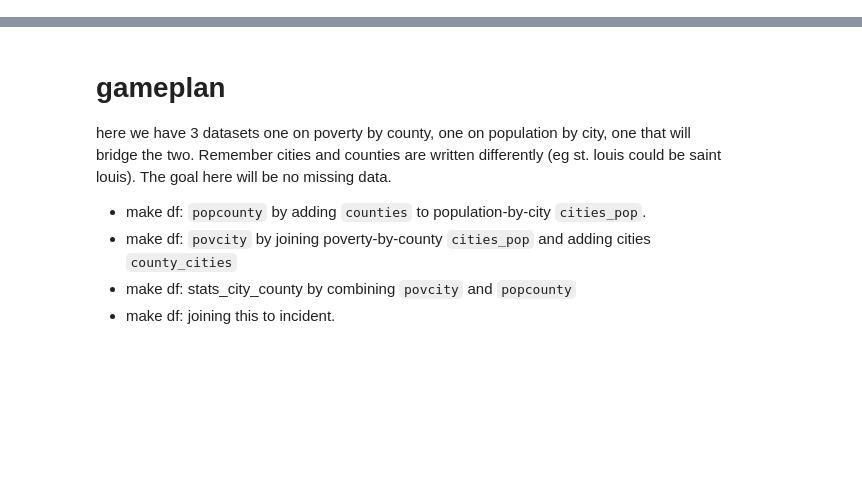
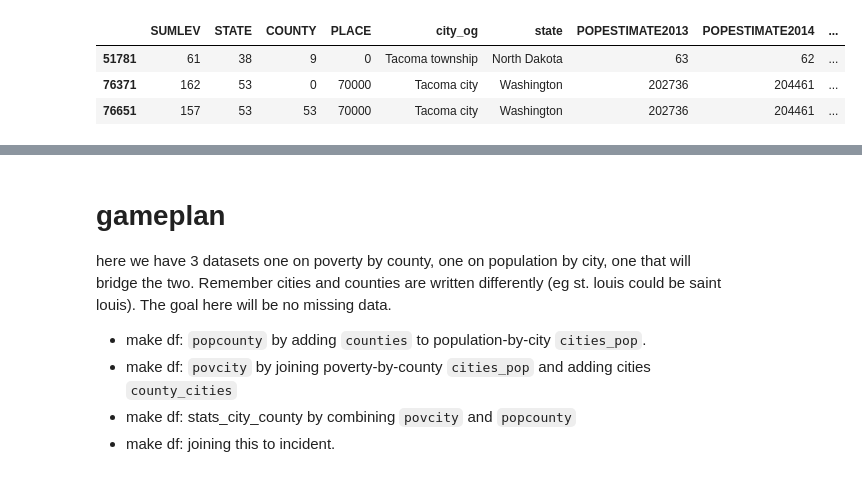
Before and after one commit to despresj/pythonChallenges, a Jupyter notebook: data_cleaning_challenge/first-midterm-despresj/joining.ipynb, the cells around one changed output, grey strips where cells are left out. Cells and saved outputs as stored; diff of their text form; code cells hidden in the pictures; blank space fills up the shorter version.

```diff
--- a/data_cleaning_challenge/first-midterm-despresj/joining.ipynb
+++ b/data_cleaning_challenge/first-midterm-despresj/joining.ipynb
@@ -1,6 +1,8 @@
 # %%
 import pandas as pd
+import string
 from os import listdir
+
 
 full_path = "/Users/josephdespres/Documents/Python/pythonChallenges/data_cleaning_challenge/first-midterm-despresj/data/"
 
@@ -11,7 +13,7 @@ pd.DataFrame(files)
 # county-city-poverty-data
 poverty = pd.read_csv(full_path + files[1])
 cities_pop = pd.read_csv(full_path + files[2], encoding='latin1')
-cities_pop = cities_pop.rename(columns={"NAME": "city", "STNAME": "state"})
+cities_pop = cities_pop.rename(columns={"NAME": "city_og", "STNAME": "state"})
 county_cities = pd.read_csv(full_path + files[3], encoding='latin1')
 gtd = pd.read_csv(full_path + files[0], encoding='latin1')
 gtd = gtd.rename(columns = {'provstate': 'state'})
@@ -17,0 +40,3 @@ gtd = gtd.rename(columns = {'provstate': 'state'})
+# %%
+def city_finder(df, string):
+    return df[df['city'].str.contains(string, case=False)]
@@ -17,0 +45,7 @@ gtd = gtd.rename(columns = {'provstate': 'state'})
+# %%
+city_finder(cities_pop, 'tacoma')
+# %% [output]
+|  | SUMLEV | STATE | COUNTY | PLACE | city_og | state | POPESTIMATE2013 | POPESTIMATE2014 | ... |
+| 51781 | 61 | 38 | 9 | 0 | Tacoma township | North Dakota | 63 | 62 | ... |
+| 76371 | 162 | 53 | 0 | 70000 | Tacoma city | Washington | 202736 | 204461 | ... |
+| 76651 | 157 | 53 | 53 | 70000 | Tacoma city | Washington | 202736 | 204461 | ... |
```
Also changed, not shown: parts of 17 cells of this notebook.
